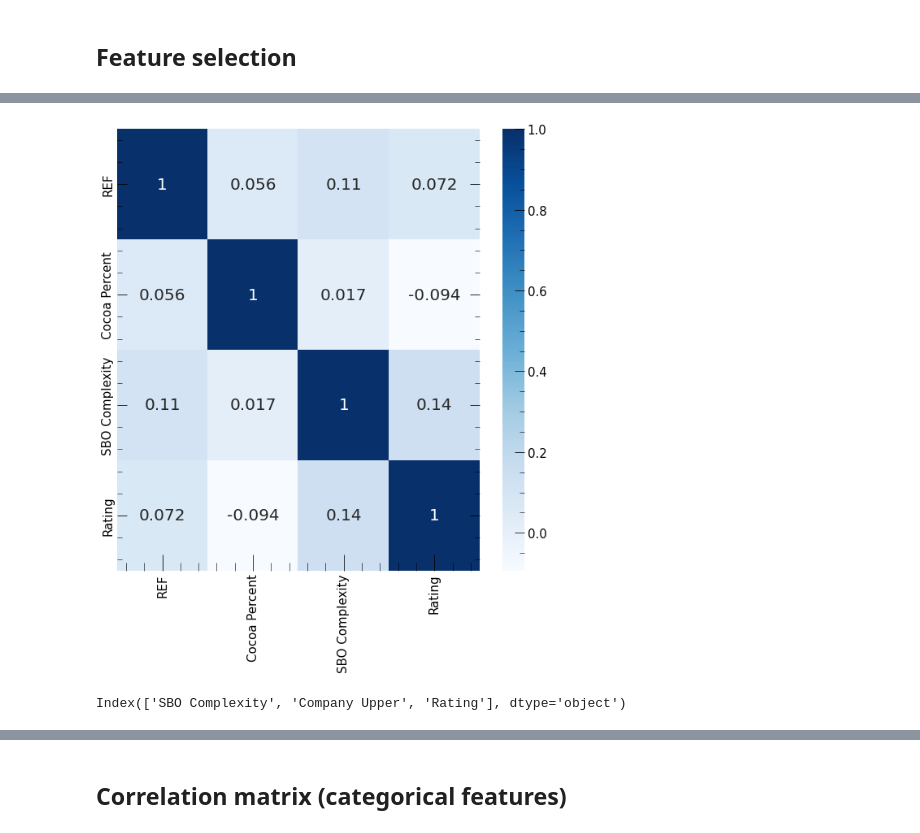
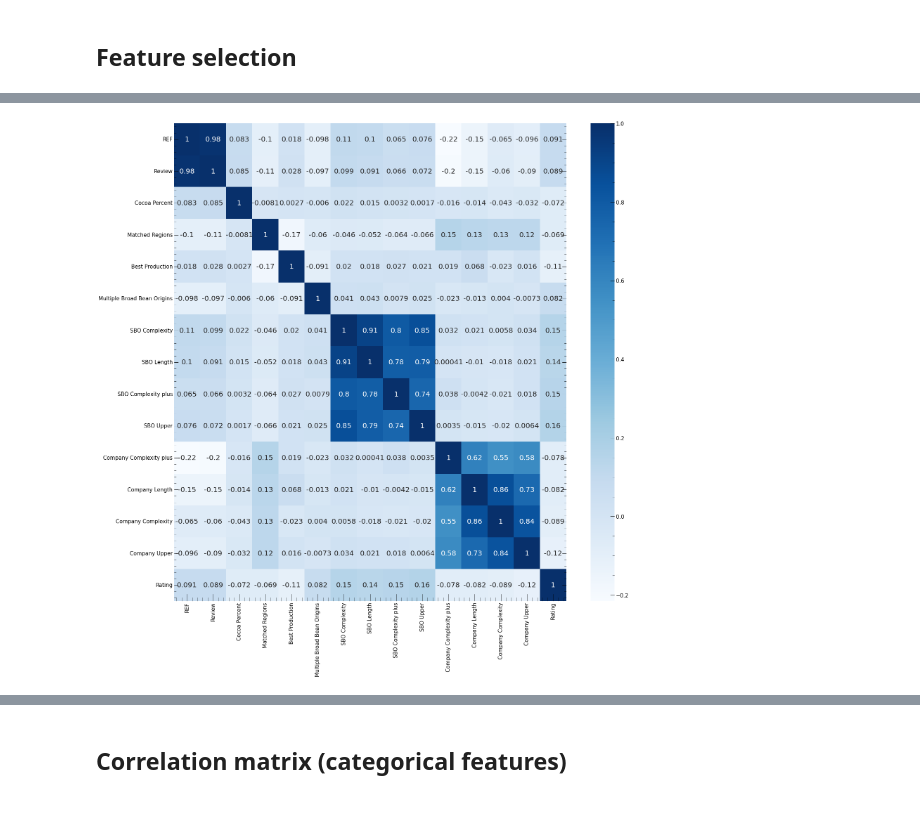
Before and after one commit to Sirnobaka/Stepik_PracticalML, a Jupyter notebook: Chcolate_competition/Notebook_Chocolate.ipynb, the cells around one changed output, grey strips where cells are left out. Saved outputs shown, nothing was run; the diff lists cells and outputs as text; code cells hidden in the pictures.

```diff
--- a/Chcolate_competition/Notebook_Chocolate.ipynb
+++ b/Chcolate_competition/Notebook_Chocolate.ipynb
@@ -507,0 +661,9 @@ pd.DataFrame({'Feature': model.feature_names_, "Importance": model.feature_impor
+# %%
+def upper_case(s):
+    n = 0
+    for i in string.ascii_uppercase:
+        n += s.count(i)
+    return n
+
+df_train['SBO Upper'] = df_train['Specific Bean Origin'].apply(lambda x: upper_case(x))
+df_test['SBO Upper'] = df_test['Specific Bean Origin'].apply(lambda x: upper_case(x))
@@ -507,0 +687,3 @@ pd.DataFrame({'Feature': model.feature_names_, "Importance": model.feature_impor
+# %%
+df_train['Company Complexity plus'] = df_train['Company'].apply(lambda x: complexity_plus(x))
+df_test['Company Complexity plus'] = df_test['Company'].apply(lambda x: complexity_plus(x))
@@ -507,0 +700,3 @@ pd.DataFrame({'Feature': model.feature_names_, "Importance": model.feature_impor
+# %%
+df_train['Company Length'] = df_train['Company'].apply(lambda x: length_bin(x, 0, 40, 5))
+df_test['Company Length'] = df_test['Company'].apply(lambda x: length_bin(x, 0, 40, 5))
@@ -507,0 +716,3 @@ pd.DataFrame({'Feature': model.feature_names_, "Importance": model.feature_impor
+# %%
+df_train['Company Complexity'] = df_train['Company'].apply(lambda x: x.count(' '))
+df_test['Company Complexity'] = df_test['Company'].apply(lambda x: x.count(' '))
@@ -530,19 +766,13 @@ train_rating = df_train.Rating
 df_train.drop('Rating', axis=1, inplace=True)
 df_train['Rating'] = train_rating
 # %%
-plt.figure(figsize = (10, 10))
+plt.figure(figsize = (25, 25))
 plt.rcParams.update({
     'xtick.labelsize': 15,
     'ytick.labelsize': 15,
 })
-sns.heatmap(df_train.corr('spearman'), annot=True, cmap="Blues")
+sns.heatmap(df_train.corr(), annot=True, cmap="Blues")
 
 plt.show()
 # %% [output]
-[figure, old version]
+[figure, new version]
-# %%
-numeric_columns = df_train.columns[(df_train.dtypes == int) | (df_train.dtypes == float)]
-new_columns = numeric_columns[[any(j in i for j in ['SBO', 'Company', 'Rating']) for i in numeric_columns]]
-new_columns
-# %% [output]
-Index(['SBO Complexity', 'Company Upper', 'Rating'], dtype='object')
```
Also changed, not shown: parts of 158 cells of this notebook.
